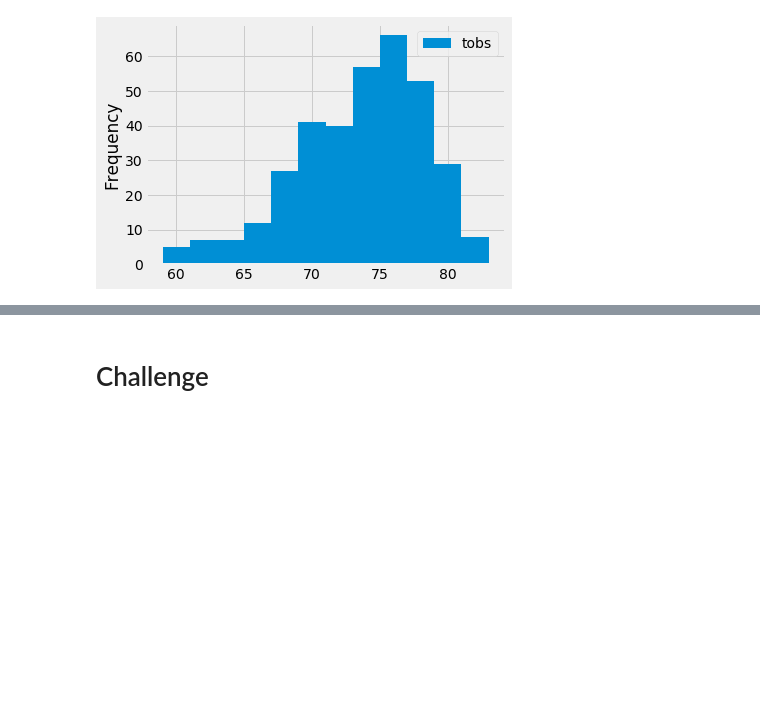
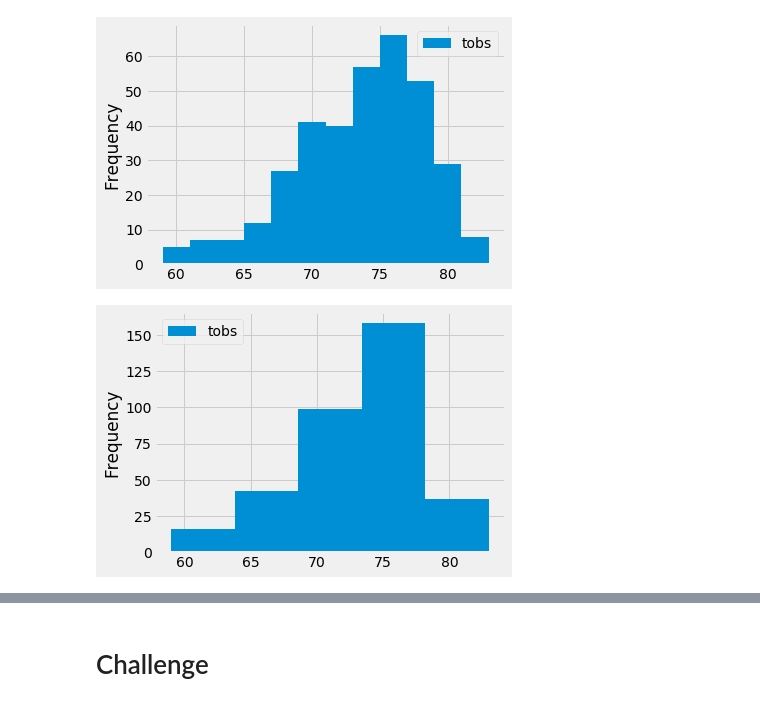
Before and after one commit to GirijaJoshi/surfs_up, a Jupyter notebook: climate_analysis.ipynb, the cells around one changed output, grey strips where cells are left out. Cells and saved outputs as stored; diff of their text form; code cells hidden in the pictures; blank space fills up the shorter version.

```diff
--- a/climate_analysis.ipynb
+++ b/climate_analysis.ipynb
@@ -268,3 +268,9 @@ plt.tight_layout()
 
 [352 rows x 1 columns]
 [figure]
+# %%
+# num of bin to 5
+df.plot.hist(bins=5)
+plt.tight_layout()
+# %% [output]
+[figure, added]
```
Also changed, not shown: parts of 1 cell of this notebook, 1 other file.
